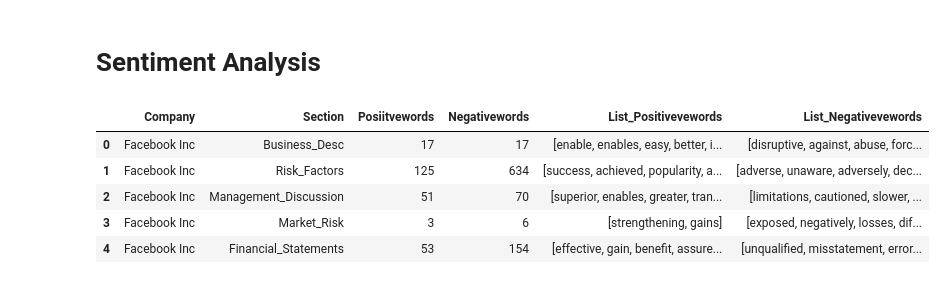
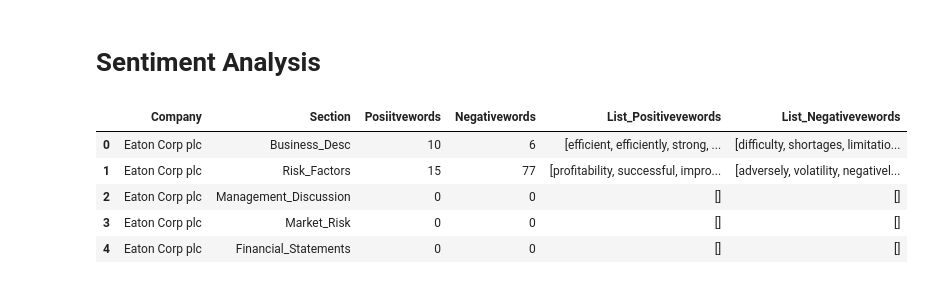
Before and after one commit to coolkingsingh97/Infowarriors-Davidson, a Jupyter notebook: SEC_Script/Text-Preprocessing .ipynb, the cells around one changed output. Cells and saved outputs as stored; diff of their text form; code cells hidden in the pictures.

```diff
--- a/SEC_Script/Text-Preprocessing .ipynb
+++ b/SEC_Script/Text-Preprocessing .ipynb
@@ -611,15 +611,15 @@ def sentiments_each_item(dictionary,df,company_name):
     return temp_df
 # %%
 #check the sentiments of each items in the database for the input company
-sentiment_df = sentiments_each_item(lmdict,parsed10K,'Facebook Inc')
+sentiment_df = sentiments_each_item(lmdict,parsed10K,'Eaton Corp plc')
 sentiment_df
 # %% [output]
 |  | Company | Section | Posiitvewords | Negativewords | List_Positivevewords | List_Negativevewords |
-| 0 | Facebook Inc | Business_Desc | 17 | 17 | [enable, enables, easy, better, i... | [disruptive, against, abuse, forc... |
-| 1 | Facebook Inc | Risk_Factors | 125 | 634 | [success, achieved, popularity, a... | [adverse, unaware, adversely, dec... |
-| 2 | Facebook Inc | Management_Discussion | 51 | 70 | [superior, enables, greater, tran... | [limitations, cautioned, slower, ... |
-| 3 | Facebook Inc | Market_Risk | 3 | 6 | [strengthening, gains] | [exposed, negatively, losses, dif... |
-| 4 | Facebook Inc | Financial_Statements | 53 | 154 | [effective, gain, benefit, assure... | [unqualified, misstatement, error... |
+| 0 | Eaton Corp plc | Business_Desc | 10 | 6 | [efficient, efficiently, strong, ... | [difficulty, shortages, limitatio... |
+| 1 | Eaton Corp plc | Risk_Factors | 15 | 77 | [profitability, successful, impro... | [adversely, volatility, negativel... |
+| 2 | Eaton Corp plc | Management_Discussion | 0 | 0 | [] | [] |
+| 3 | Eaton Corp plc | Market_Risk | 0 | 0 | [] | [] |
+| 4 | Eaton Corp plc | Financial_Statements | 0 | 0 | [] | [] |
 # %%
 import matplotlib.pyplot as plt
 import wordcloud
```
Also changed, not shown: parts of 1 cell of this notebook, 1 other file.
